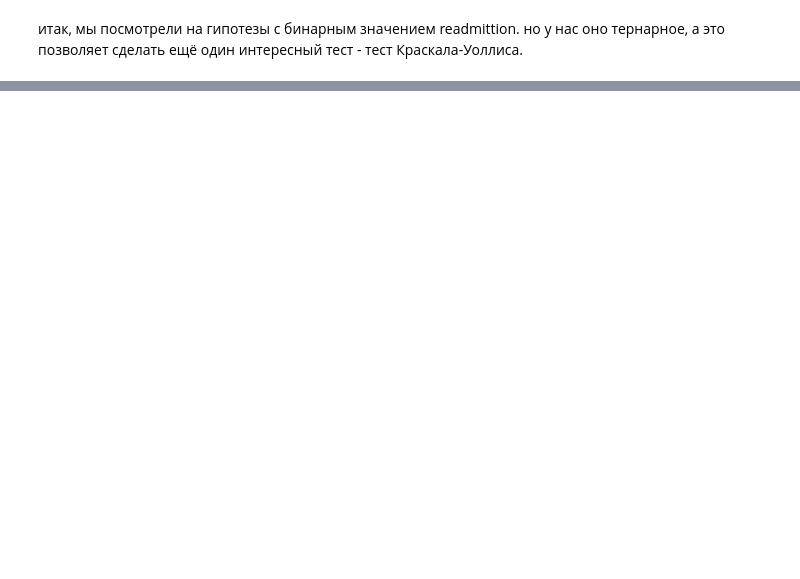
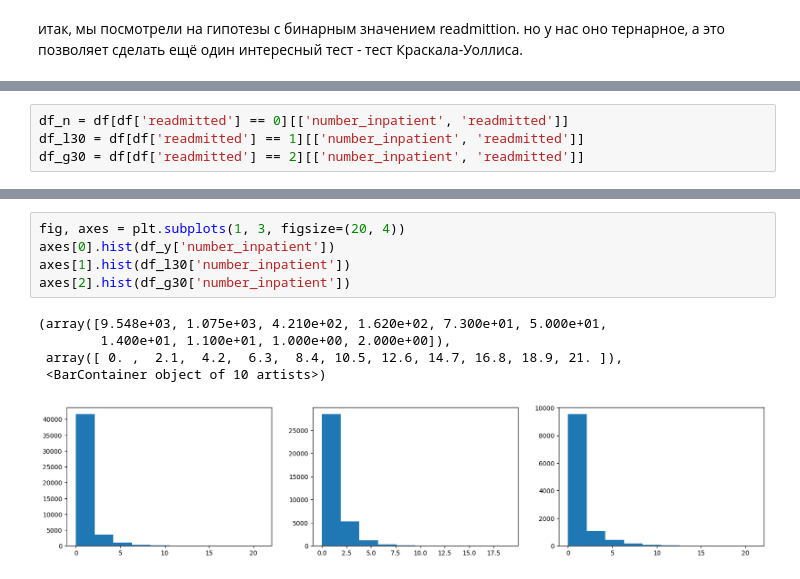
Before and after one commit to TimWHitee/gp_4_AB, a Jupyter notebook: hospitals_hypoteses.ipynb, the cells around one changed output, grey strips where cells are left out. Cells and saved outputs as stored; diff of their text form; blank space fills up the shorter version.

```diff
--- a/hospitals_hypoteses.ipynb
+++ b/hospitals_hypoteses.ipynb
@@ -278,0 +307,4 @@ MannwhitneyuResult(statistic=np.float64(1572533986.0), pvalue=np.float64(0.0))
+# %%
+df_n = df[df['readmitted'] == 0][['number_inpatient', 'readmitted']]
+df_l30 = df[df['readmitted'] == 1][['number_inpatient', 'readmitted']]
+df_g30 = df[df['readmitted'] == 2][['number_inpatient', 'readmitted']]
@@ -278,0 +318,11 @@ MannwhitneyuResult(statistic=np.float64(1572533986.0), pvalue=np.float64(0.0))
+# %%
+fig, axes = plt.subplots(1, 3, figsize=(20, 4))
+axes[0].hist(df_y['number_inpatient'])
+axes[1].hist(df_l30['number_inpatient'])
+axes[2].hist(df_g30['number_inpatient'])
+# %% [output]
+(array([9.548e+03, 1.075e+03, 4.210e+02, 1.620e+02, 7.300e+01, 5.000e+01,
+        1.400e+01, 1.100e+01, 1.000e+00, 2.000e+00]),
+ array([ 0. ,  2.1,  4.2,  6.3,  8.4, 10.5, 12.6, 14.7, 16.8, 18.9, 21. ]),
+ <BarContainer object of 10 artists>)
+[figure, added]
```
Also changed, not shown: parts of 26 cells of this notebook.
